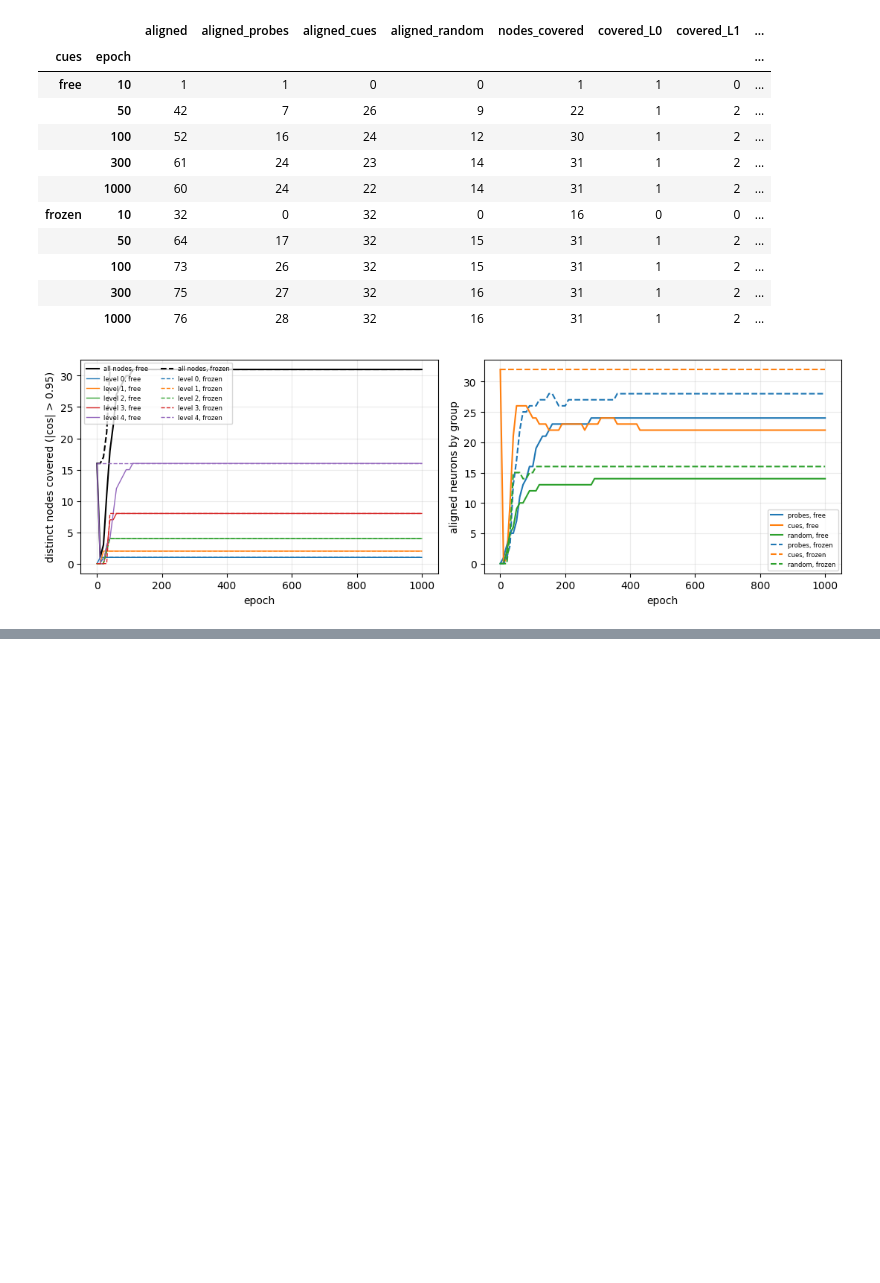
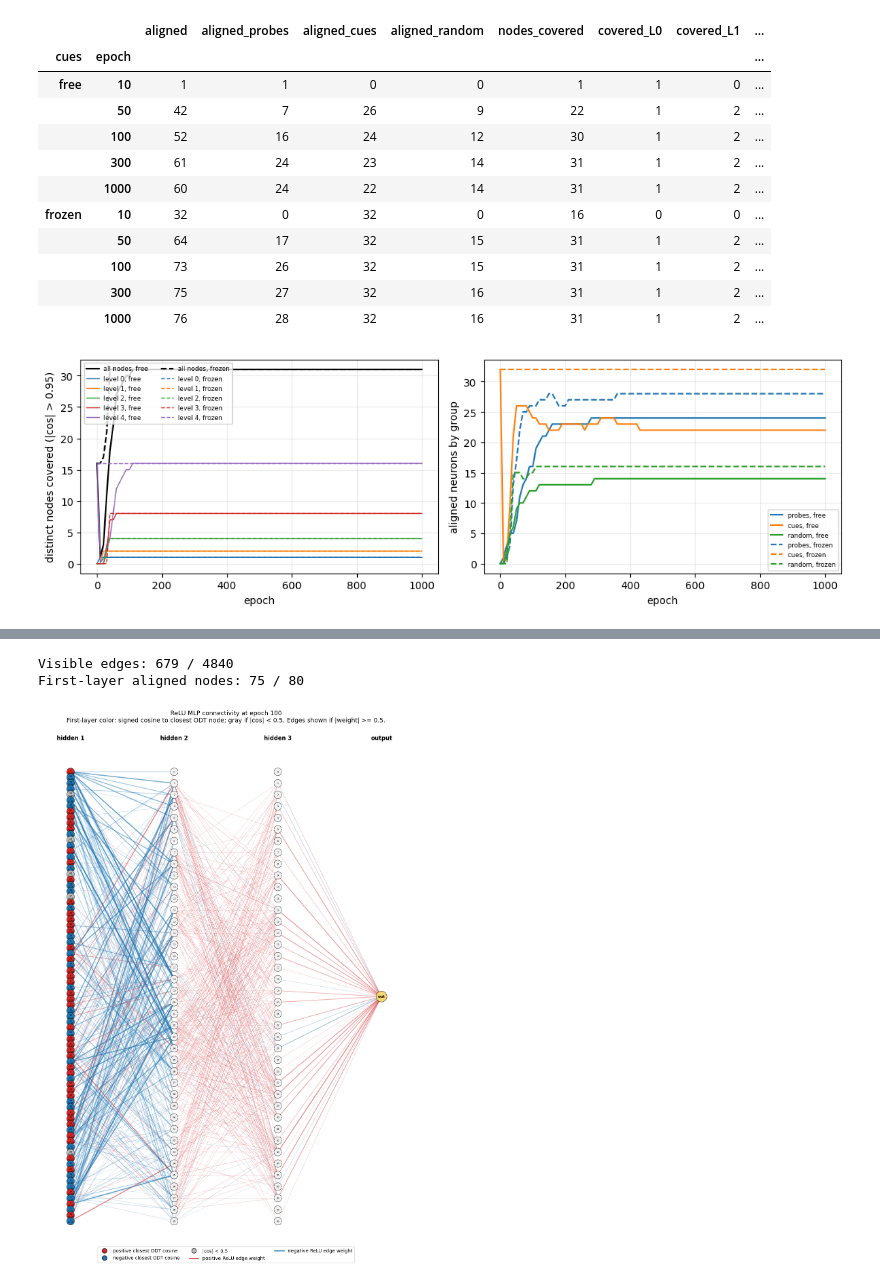
Before and after one commit to HarishGP/layer-lenses, a Jupyter notebook: notebooks/designed_init_u0.ipynb, the cells around one changed output, grey strips where cells are left out. Cells and saved outputs as stored; diff of their text form; code cells hidden in the pictures; blank space fills up the shorter version.

```diff
--- a/notebooks/designed_init_u0.ipynb
+++ b/notebooks/designed_init_u0.ipynb
@@ -744,0 +788,23 @@ fig.tight_layout(); plt.show()
+# %%
+from layer_lenses.relu_analysis import (plot_layered_relu_graph, snapshot_state_dict, state_dict_from_weight_arrays,
+                                         first_layer_alignment_series, plot_first_layer_alignment_series, first_layer_odt_alignment)
+
+RUN_CUES = "free"          # "free" or "frozen"
+GRAPH_EPOCH = 100          # any multiple of 10 in 0..1000
+ALIGN_THRESHOLD = 0.5      # first-layer neuron coloured only if |cos| to its closest node exceeds this
+EDGE_THRESHOLD = 0.5       # edges drawn only if |weight| exceeds this
+ONLY_ALIGNED_FIRST_LAYER = True   # hide edges out of first-layer neurons below ALIGN_THRESHOLD
+
+run = np.load(KC / "runs" / f"linear_{RUN_CUES}_kaiming_cosine_seed0.npz")
+sd = snapshot_state_dict(run, GRAPH_EPOCH)
+node_mask = None
+if ONLY_ALIGNED_FIRST_LAYER:
+    al = first_layer_odt_alignment(state_dict=sd, tree=tree)
+    node_mask = [al["max_abs_cos"].numpy() >= ALIGN_THRESHOLD] + [np.ones(sd[f"hidden_layers.{i}.weight"].shape[0], dtype=bool) for i in (1, 2)]
+alignment, visible_edges, fig, ax = plot_layered_relu_graph(state_dict=sd, tree=tree, depth=5, epoch=GRAPH_EPOCH, node_mask=node_mask,
+                                                            alignment_abs_threshold=ALIGN_THRESHOLD, edge_abs_threshold=EDGE_THRESHOLD, figsize=(14, 20))
+plt.show()
+# %% [output]
+Visible edges: 679 / 4840
+First-layer aligned nodes: 75 / 80
+[figure, added]
```
Also changed, not shown: parts of 5 cells of this notebook, 3 other files.
